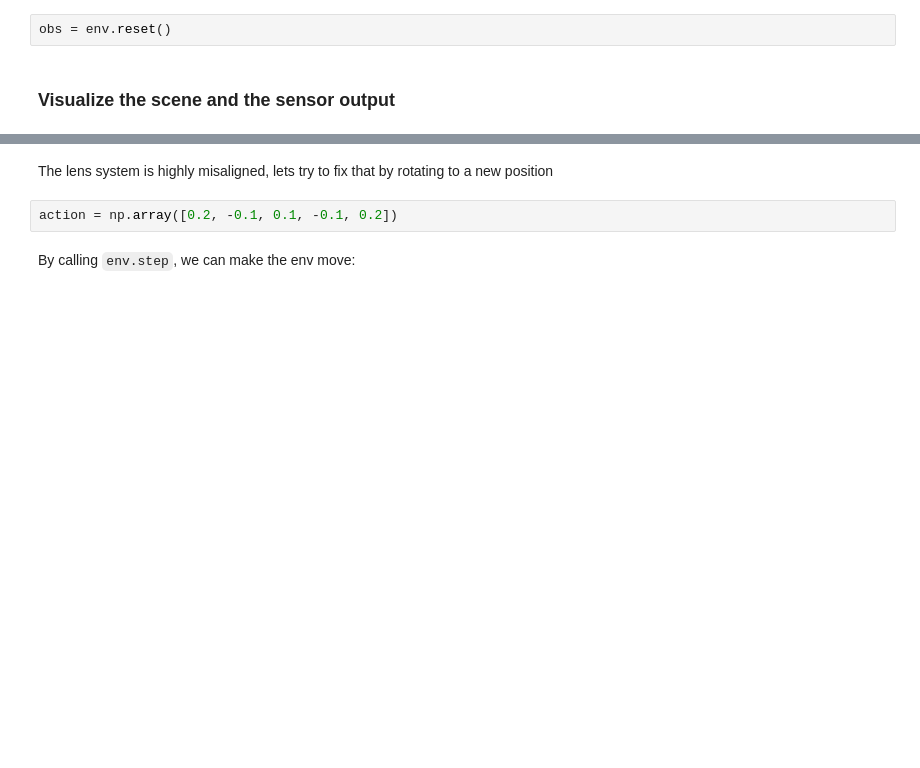
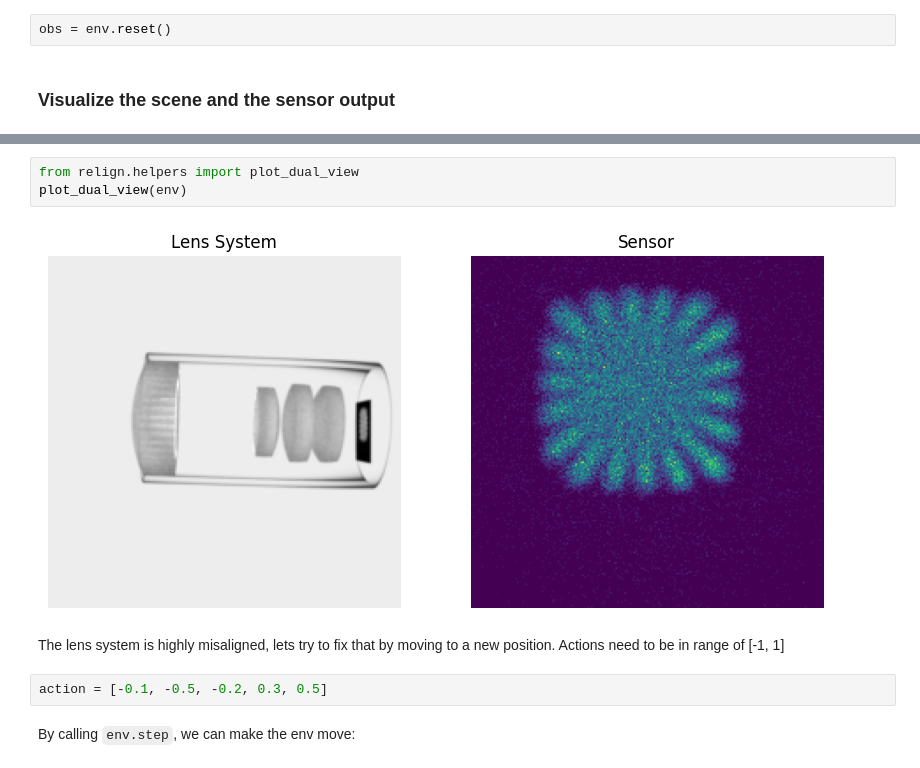
Before and after one commit to HS-Kempten/relign, a Jupyter notebook: docs/getting_started.ipynb, the cells around one changed output, grey strips where cells are left out. Drawn from its saved outputs; the diff is of its cells as text; blank space fills up the shorter version.

```diff
--- a/docs/getting_started.ipynb
+++ b/docs/getting_started.ipynb
@@ -40,7 +72,13 @@ plt.show()
+# %%
+from relign.helpers import plot_dual_view
+plot_dual_view(env)
+# %% [output]
+[figure, added]
 # %% [markdown]
-The lens system is highly misaligned, lets try to fix that by rotating to a new position
+The lens system is highly misaligned, lets try to fix that by moving to a new position.
+Actions need to be in range of [-1, 1]
 # %%
-action = np.array([0.2, -0.1, 0.1, -0.1, 0.2])
+action = [-0.1, -0.5, -0.2, 0.3, 0.5]
 # %% [markdown]
 By calling `env.step`, we can make the env move:
 # %%
```
Also changed, not shown: parts of 41 cells of this notebook, 52 other files.
